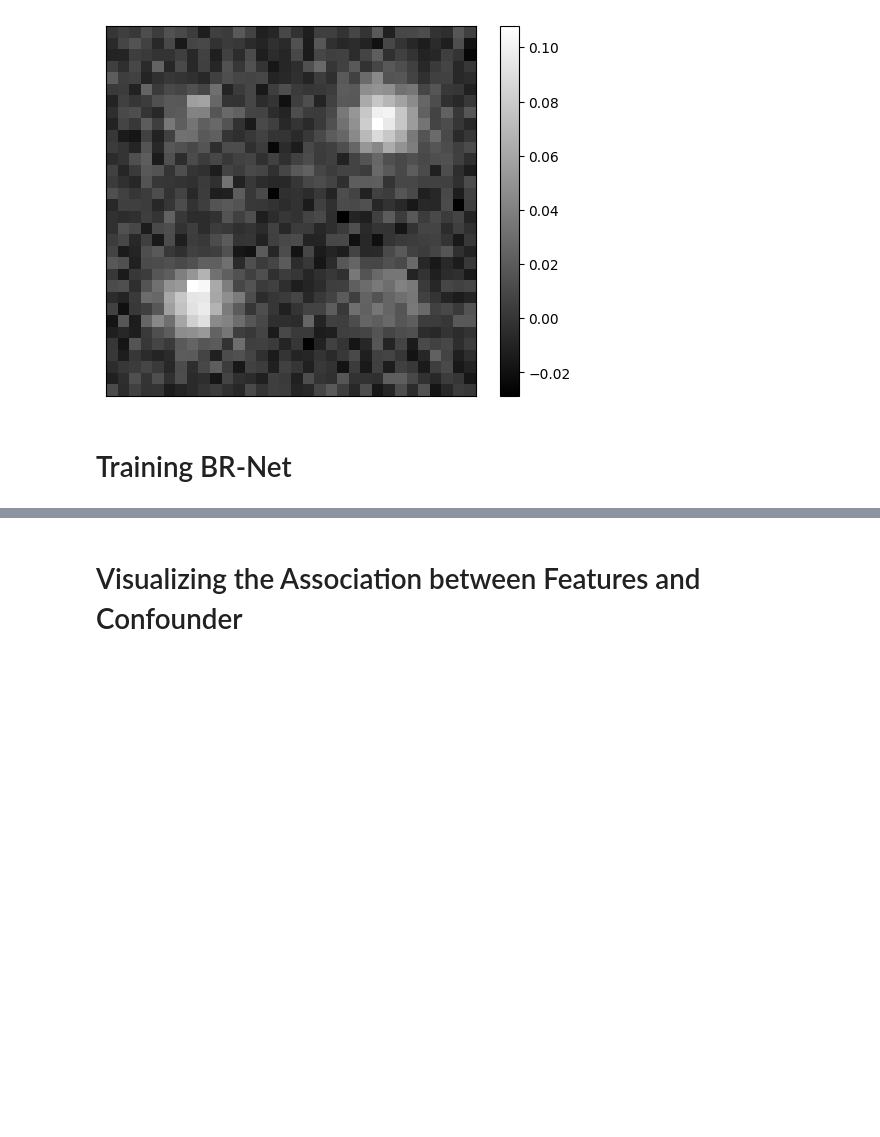
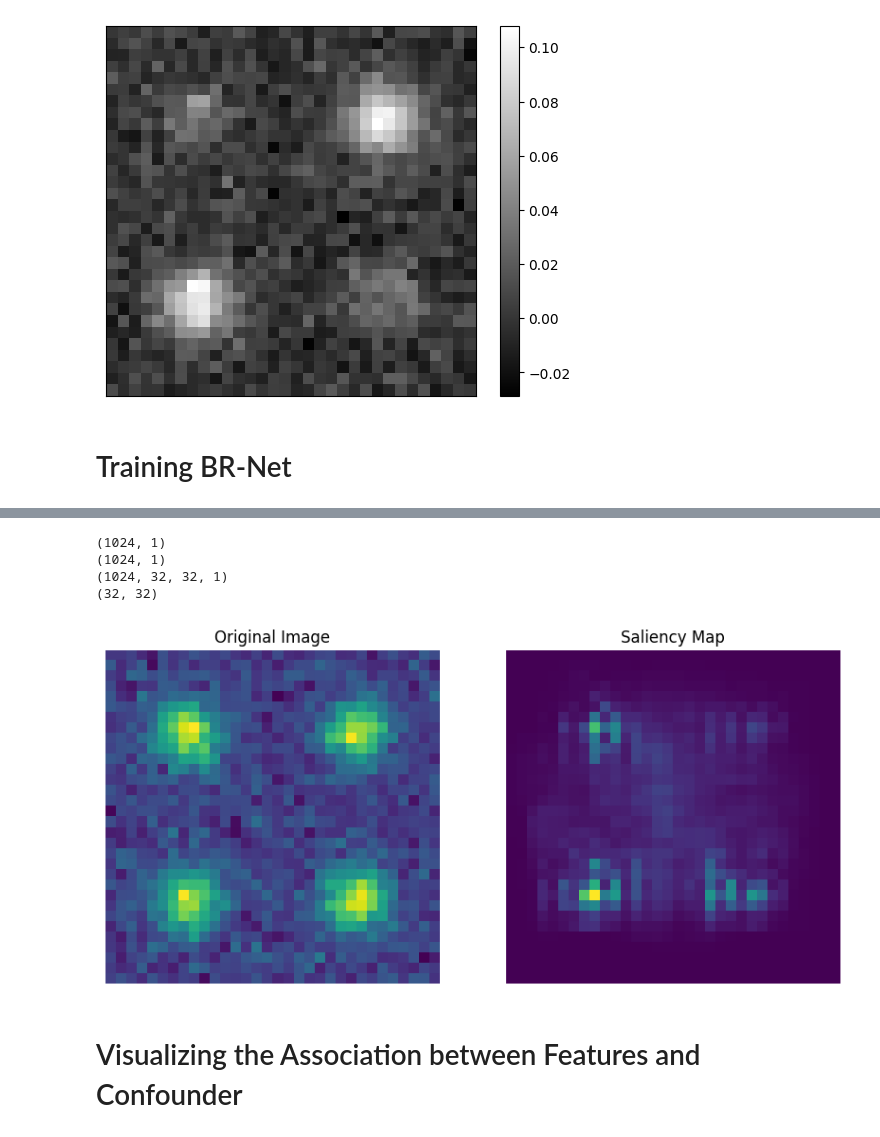
Before and after one commit to george-hutchings/BR-Net-nature-paper, a Jupyter notebook: BR_net_CF_net_toy_example.ipynb, the cells around one changed output, grey strips where cells are left out. Drawn from its saved outputs; the diff is of its cells as text; code cells hidden in the pictures; blank space fills up the shorter version.

```diff
--- a/BR_net_CF_net_toy_example.ipynb
+++ b/BR_net_CF_net_toy_example.ipynb
@@ -256,52 +278,58 @@ dc_cf_0, dc_cf_1, feature_cf_0, feature_cf_1, pred_cf, acc_cf = gan_cf.train_cf(
 # %%
-#ADDED
 import matplotlib.pyplot as plt
-from tensorflow.keras.preprocessing import image
 
 # Load your trained model
 model = gan_cf.workflow
-
+model.layers[-1].activation = tf.keras.activations.linear
 # Load and preprocess your input image
 
-i = np.random.randint(0, x.shape[0]-10)
-img = x[i,:,:,0]
-
-
-img_array = image.img_to_array(img)
-img_array =  tf.convert_to_tensor(np.expand_dims(img_array, axis=0) )
+img_array =  tf.convert_to_tensor(x)
 
 # Compute gradients
 with tf.GradientTape() as tape:
     tape.watch(img_array)
     predictions = model(img_array)
-    top_prediction = tf.argmax(predictions[0])
-    top_class_channel = predictions[:, top_prediction]
+    print(predictions.shape)
+    prediction = tf.reduce_sum(predictions) # sum across batch dimensions (= taking average for predictions as we want average gradient )
+    print(predictions.shape)
 
 # Get the gradient with respect to the input image
-gradients = tape.gradient(top_class_channel, img_array)[0]
+gradients = tape.gradient(prediction, img_array)
+print(gradients.shape)
 
-gradients = np.abs(gradients)
+gradients = np.abs(gradients).mean(axis=0).squeeze()
+print(gradients.shape)
 
 
 
 # Plot saliency map
 saliency_map = gradients
 
 # Normalize the saliency map
 saliency_map /= saliency_map.max()
 
 # Plot the original image and the saliency map
+i = np.random.randint(0, x.shape[0]-10)
+img = x[i,:,:,0]
 plt.figure(figsize=(10, 5))
 plt.subplot(1, 2, 1)
 plt.imshow(img)
 plt.title('Original Image')
 plt.axis('off')
 
+
+
 plt.subplot(1, 2, 2)
 plt.imshow(saliency_map)
 plt.title('Saliency Map')
 plt.axis('off')
 plt.show()
+# %% [output]
+(1024, 1)
+(1024, 1)
+(1024, 32, 32, 1)
+(32, 32)
+[figure, added]
 # %% [markdown]
 # Visualizing the Association between Features and Confounder
 # %%
```
Also changed, not shown: parts of 4 cells of this notebook.
